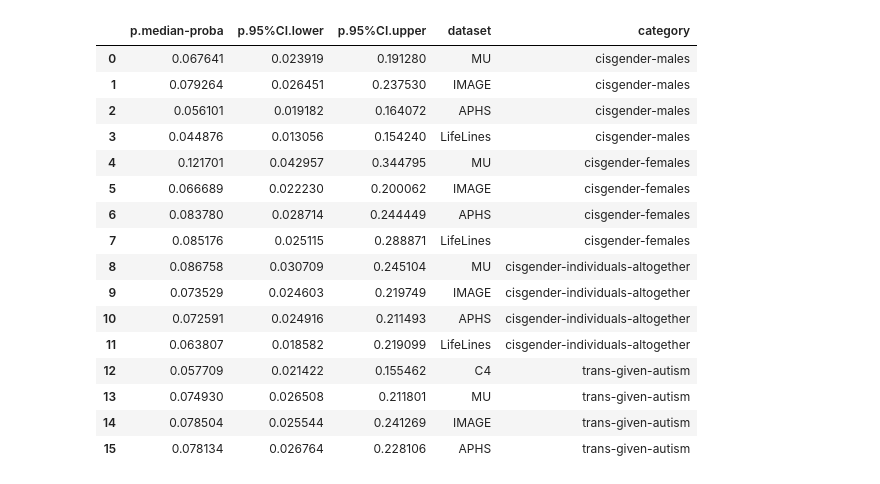
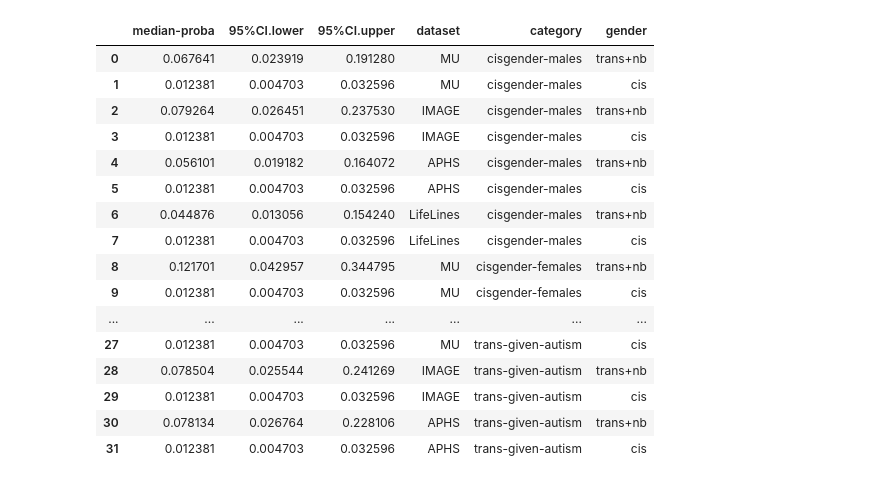
Before and after one commit to arnos-stuff/autism-trans, a Jupyter notebook: plot_probas.ipynb, the cells around one changed output. Cells and saved outputs as stored; diff of their text form; code cells hidden in the pictures.

```diff
--- a/plot_probas.ipynb
+++ b/plot_probas.ipynb
@@ -13,7 +13,7 @@ for category in data:
             **{
                 key: value for key, value in data[category][dataset]['p'].items()
             },
-            "gender-diverse": "trans+nb",
+            "gender": "trans+nb",
             **{
                 f"gender.{key}": value for key, value in data[category][dataset]['gender'].items()
             },
@@ -85,20 +96,20 @@ TypeError: ufunc 'isfinite' not supported for the input types, and the inputs co
 # %%
-df[['p.median-proba', 'p.95%CI.lower', 'p.95%CI.upper', 'dataset', 'category']]
+df[['median-proba', '95%CI.lower', '95%CI.upper', 'dataset', 'category', 'gender']]
 # %% [output]
-|  | p.median-proba | p.95%CI.lower | p.95%CI.upper | dataset | category |
-| 0 | 0.067641 | 0.023919 | 0.191280 | MU | cisgender-males |
-| 1 | 0.079264 | 0.026451 | 0.237530 | IMAGE | cisgender-males |
-| 2 | 0.056101 | 0.019182 | 0.164072 | APHS | cisgender-males |
-| 3 | 0.044876 | 0.013056 | 0.154240 | LifeLines | cisgender-males |
-| 4 | 0.121701 | 0.042957 | 0.344795 | MU | cisgender-females |
-| 5 | 0.066689 | 0.022230 | 0.200062 | IMAGE | cisgender-females |
-| 6 | 0.083780 | 0.028714 | 0.244449 | APHS | cisgender-females |
-| 7 | 0.085176 | 0.025115 | 0.288871 | LifeLines | cisgender-females |
-| 8 | 0.086758 | 0.030709 | 0.245104 | MU | cisgender-individuals-altogether |
-| 9 | 0.073529 | 0.024603 | 0.219749 | IMAGE | cisgender-individuals-altogether |
-| 10 | 0.072591 | 0.024916 | 0.211493 | APHS | cisgender-individuals-altogether |
-| 11 | 0.063807 | 0.018582 | 0.219099 | LifeLines | cisgender-individuals-altogether |
-| 12 | 0.057709 | 0.021422 | 0.155462 | C4 | trans-given-autism |
-| 13 | 0.074930 | 0.026508 | 0.211801 | MU | trans-given-autism |
-| 14 | 0.078504 | 0.025544 | 0.241269 | IMAGE | trans-given-autism |
-| 15 | 0.078134 | 0.026764 | 0.228106 | APHS | trans-given-autism |
+|  | median-proba | 95%CI.lower | 95%CI.upper | dataset | category | gender |
+| 0 | 0.067641 | 0.023919 | 0.191280 | MU | cisgender-males | trans+nb |
+| 1 | 0.012381 | 0.004703 | 0.032596 | MU | cisgender-males | cis |
+| 2 | 0.079264 | 0.026451 | 0.237530 | IMAGE | cisgender-males | trans+nb |
+| 3 | 0.012381 | 0.004703 | 0.032596 | IMAGE | cisgender-males | cis |
+| 4 | 0.056101 | 0.019182 | 0.164072 | APHS | cisgender-males | trans+nb |
+| 5 | 0.012381 | 0.004703 | 0.032596 | APHS | cisgender-males | cis |
+| 6 | 0.044876 | 0.013056 | 0.154240 | LifeLines | cisgender-males | trans+nb |
+| 7 | 0.012381 | 0.004703 | 0.032596 | LifeLines | cisgender-males | cis |
+| 8 | 0.121701 | 0.042957 | 0.344795 | MU | cisgender-females | trans+nb |
+| 9 | 0.012381 | 0.004703 | 0.032596 | MU | cisgender-females | cis |
+| ... | ... | ... | ... | ... | ... | ... |
+| 27 | 0.012381 | 0.004703 | 0.032596 | MU | trans-given-autism | cis |
+| 28 | 0.078504 | 0.025544 | 0.241269 | IMAGE | trans-given-autism | trans+nb |
+| 29 | 0.012381 | 0.004703 | 0.032596 | IMAGE | trans-given-autism | cis |
+| 30 | 0.078134 | 0.026764 | 0.228106 | APHS | trans-given-autism | trans+nb |
+| 31 | 0.012381 | 0.004703 | 0.032596 | APHS | trans-given-autism | cis |
```
Also changed, not shown: parts of 6 cells of this notebook, 13 other files.
